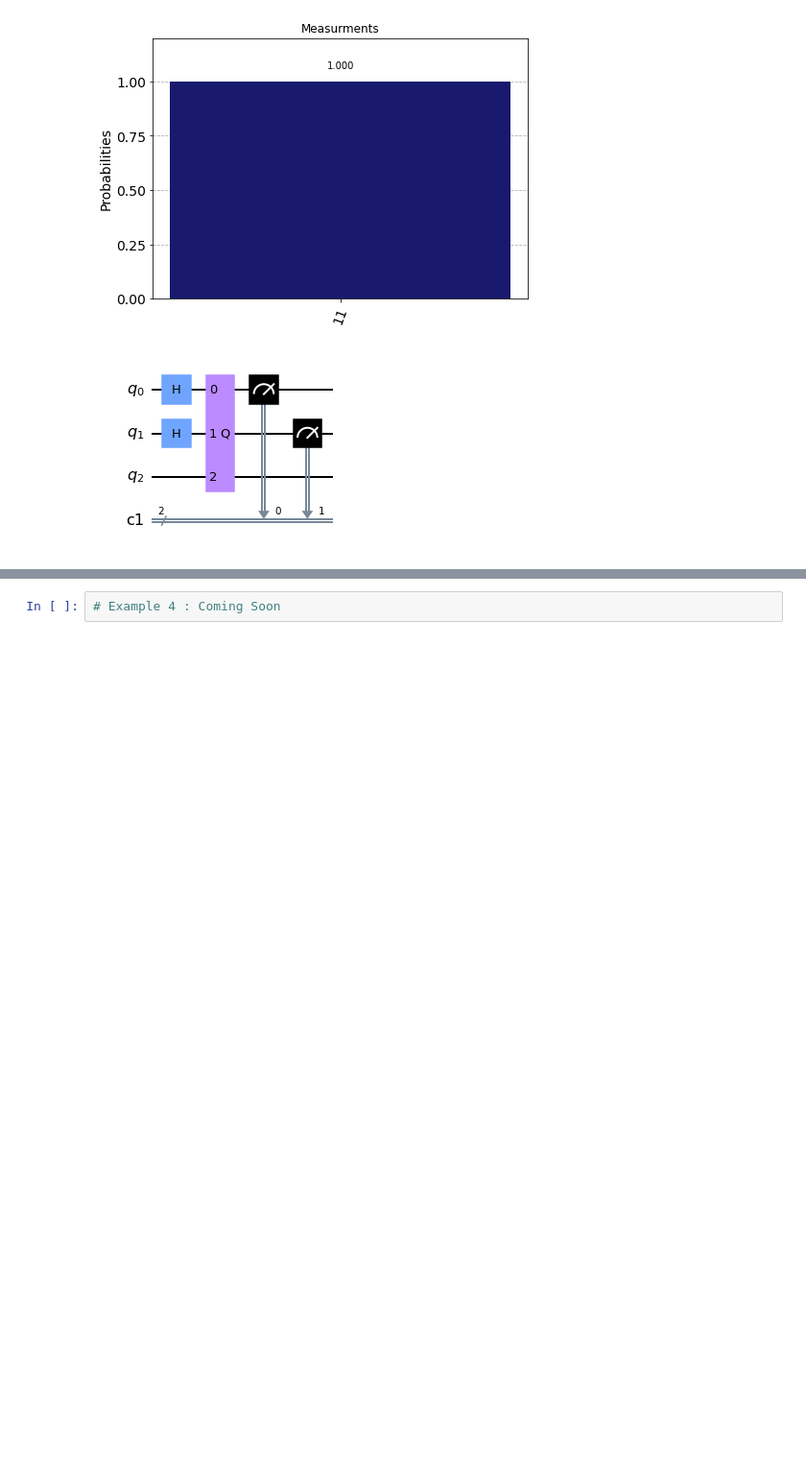
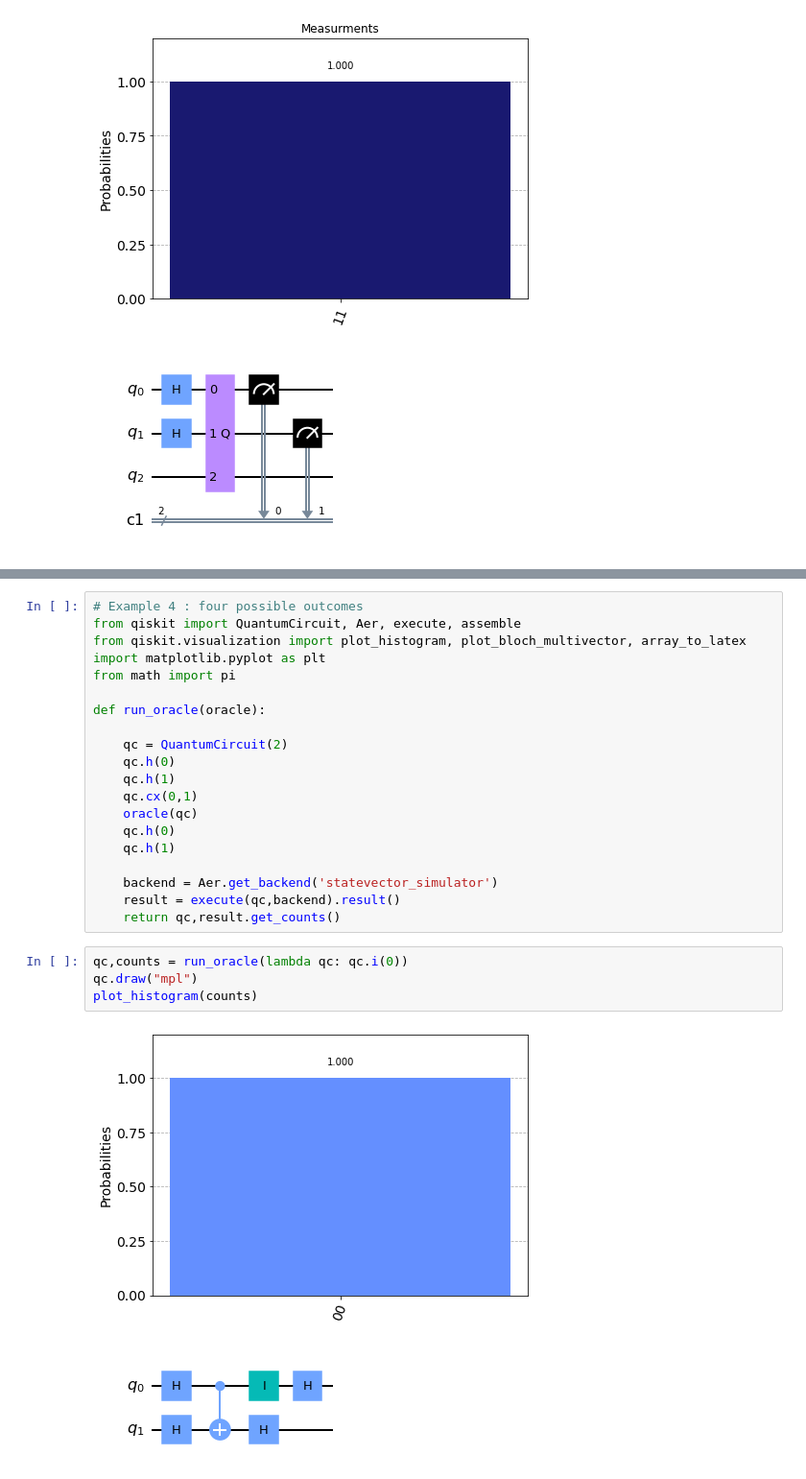
Before and after one commit to Hasanshekh/Oracle, a Jupyter notebook: Oracle Exercise.ipynb, the cells around one changed output, grey strips where cells are left out. Shown at 96% size. Drawn from its saved outputs; the diff is of its cells as text; blank space fills up the shorter version.

Commit message:
Example 4 added

```diff
--- a/Oracle Exercise.ipynb
+++ b/Oracle Exercise.ipynb
@@ -85,3 +85,28 @@ enter the string 00011000
 [figure]
 # %%
-# Example 4 : Coming Soon
+# Example 4 : four possible outcomes
+from qiskit import QuantumCircuit, Aer, execute, assemble
+from qiskit.visualization import plot_histogram, plot_bloch_multivector, array_to_latex
+import matplotlib.pyplot as plt
+from math import pi
+
+def run_oracle(oracle):
+
+    qc = QuantumCircuit(2)
+    qc.h(0)
+    qc.h(1)
+    qc.cx(0,1)
+    oracle(qc)
+    qc.h(0)
+    qc.h(1)
+
+    backend = Aer.get_backend('statevector_simulator')
+    result = execute(qc,backend).result()
+    return qc,result.get_counts()
+# %%
+qc,counts = run_oracle(lambda qc: qc.i(0))
+qc.draw("mpl")
+plot_histogram(counts)
+# %% [output]
+[figure, added]
+[figure, added]
```
Also changed, not shown: parts of 6 cells of this notebook.
